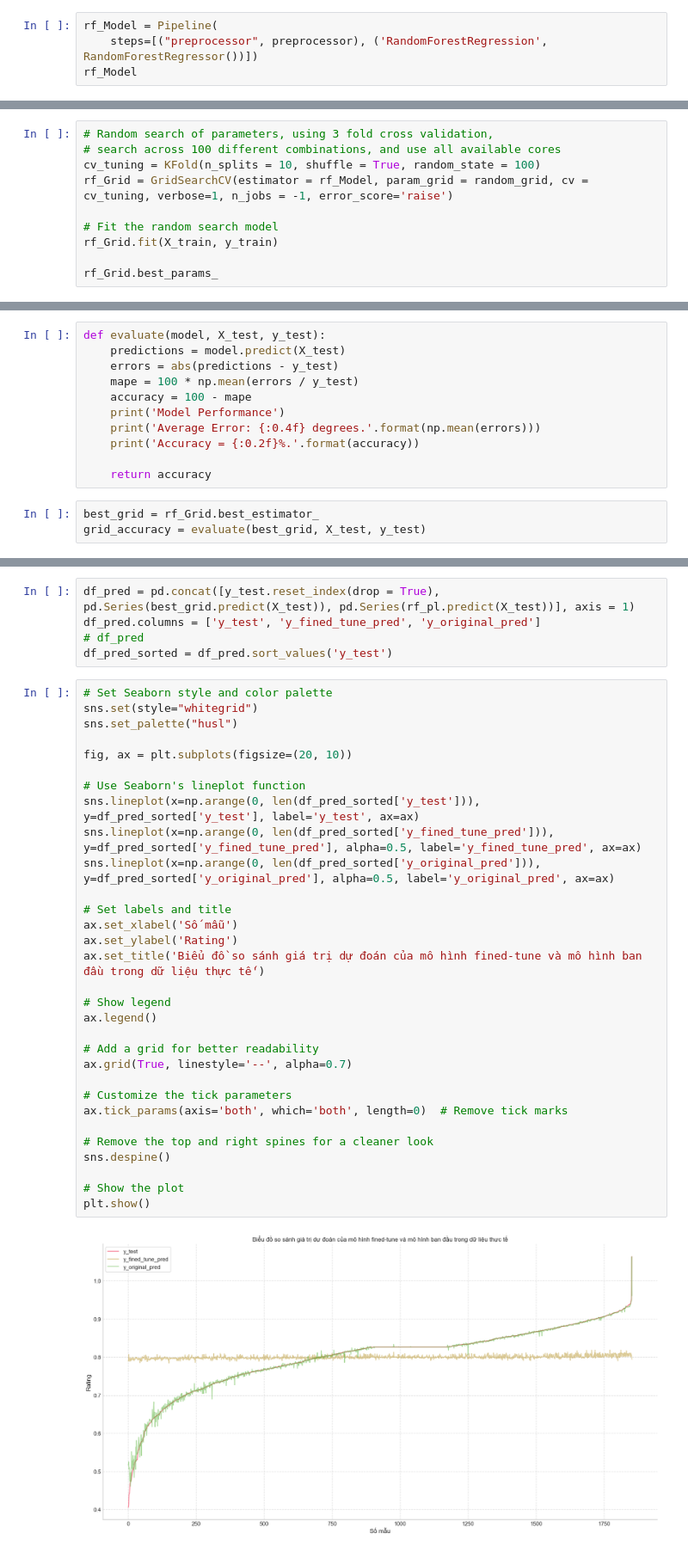
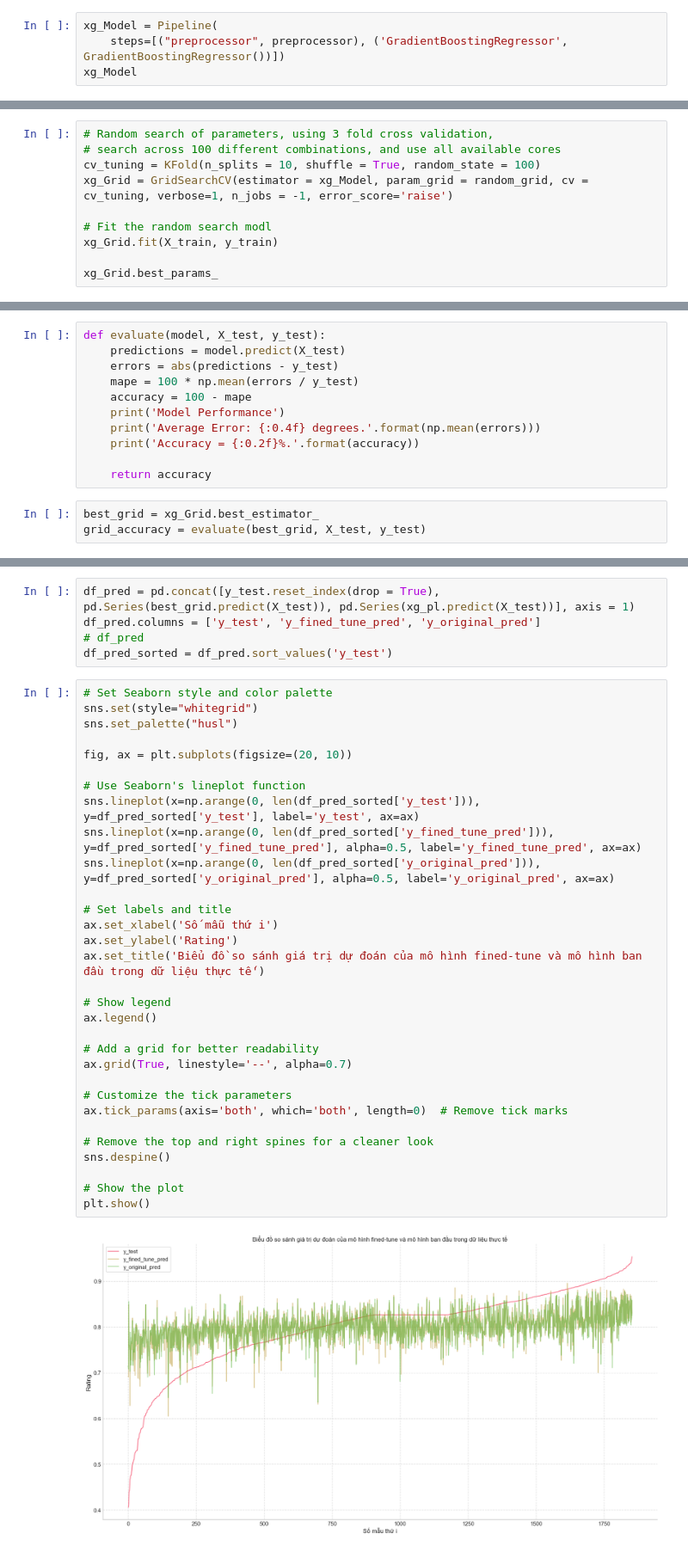
Before and after one commit to cheesepp/steam_game_ratings, a Jupyter notebook: notebooks/data_modelling.ipynb, the cells around one changed output, grey strips where cells are left out. Shown at 86% size. Cells and saved outputs as stored; diff of their text form.

```diff
--- a/notebooks/data_modelling.ipynb
+++ b/notebooks/data_modelling.ipynb
@@ -287,9 +287,9 @@ random_grid
 # %% [markdown]
 #### Tạo model dựa vào Pipeline được định nghĩa ở trên, với model đang xét là Random Forest
 # %%
-rf_Model = Pipeline(
-    steps=[("preprocessor", preprocessor), ('RandomForestRegression', RandomForestRegressor())])
-rf_Model
+xg_Model = Pipeline(
+    steps=[("preprocessor", preprocessor), ('GradientBoostingRegressor', GradientBoostingRegressor())])
+xg_Model
 # %% [output]
 Pipeline(steps=[('preprocessor',
                  ColumnTransformer(remainder='passthrough',
@@ -315,10 +315,10 @@ Pipeline(steps=[('preprocessor',
 # Random search of parameters, using 3 fold cross validation,
 # search across 100 different combinations, and use all available cores
 cv_tuning = KFold(n_splits = 10, shuffle = True, random_state = 100)
-rf_Grid = GridSearchCV(estimator = rf_Model, param_grid = random_grid, cv = cv_tuning, verbose=1, n_jobs = -1, error_score='raise')
+xg_Grid = GridSearchCV(estimator = xg_Model, param_grid = random_grid, cv = cv_tuning, verbose=1, n_jobs = -1, error_score='raise')
 
-# Fit the random search model
-rf_Grid.fit(X_train, y_train)
+# Fit the random search modl
+xg_Grid.fit(X_train, y_train)
 
-rf_Grid.best_params_
+xg_Grid.best_params_
 # %% [output]
@@ -350,7 +354,7 @@ def evaluate(model, X_test, y_test):
 
     return accuracy
 # %%
-best_grid = rf_Grid.best_estimator_
+best_grid = xg_Grid.best_estimator_
 grid_accuracy = evaluate(best_grid, X_test, y_test)
 # %% [output]
 Model Performance
@@ -359,5 +363,5 @@ Accuracy = 91.53%.
 # %%
-df_pred = pd.concat([y_test.reset_index(drop = True), pd.Series(best_grid.predict(X_test)), pd.Series(rf_pl.predict(X_test))], axis = 1)
+df_pred = pd.concat([y_test.reset_index(drop = True), pd.Series(best_grid.predict(X_test)), pd.Series(xg_pl.predict(X_test))], axis = 1)
 df_pred.columns = ['y_test', 'y_fined_tune_pred', 'y_original_pred']
 # df_pred
 df_pred_sorted = df_pred.sort_values('y_test')
@@ -365,32 +369,32 @@ df_pred_sorted = df_pred.sort_values('y_test')
 # Set Seaborn style and color palette
 sns.set(style="whitegrid")
 sns.set_palette("husl")
 
 fig, ax = plt.subplots(figsize=(20, 10))
 
 # Use Seaborn's lineplot function
 sns.lineplot(x=np.arange(0, len(df_pred_sorted['y_test'])), y=df_pred_sorted['y_test'], label='y_test', ax=ax)
 sns.lineplot(x=np.arange(0, len(df_pred_sorted['y_fined_tune_pred'])), y=df_pred_sorted['y_fined_tune_pred'], alpha=0.5, label='y_fined_tune_pred', ax=ax)
 sns.lineplot(x=np.arange(0, len(df_pred_sorted['y_original_pred'])), y=df_pred_sorted['y_original_pred'], alpha=0.5, label='y_original_pred', ax=ax)
 
 # Set labels and title
-ax.set_xlabel('Số mẫu')
+ax.set_xlabel('Số mẫu thứ i')
 ax.set_ylabel('Rating')
 ax.set_title('Biểu đồ so sánh giá trị dự đoán của mô hình fined-tune và mô hình ban đầu trong dữ liệu thực tế')
 
 # Show legend
 ax.legend()
 
 # Add a grid for better readability
 ax.grid(True, linestyle='--', alpha=0.7)
 
 # Customize the tick parameters
 ax.tick_params(axis='both', which='both', length=0)  # Remove tick marks
 
 # Remove the top and right spines for a cleaner look
 sns.despine()
 
 # Show the plot
 plt.show()
 # %% [output]
-[figure, old version]
+[figure, new version]
```
Also changed, not shown: parts of 27 cells of this notebook, 9 other files.
